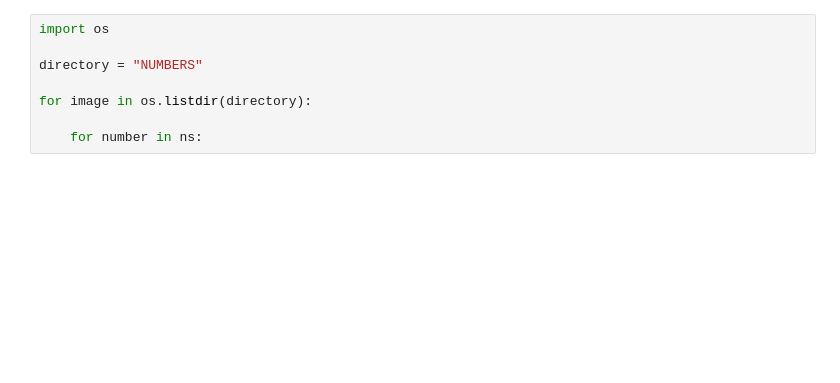
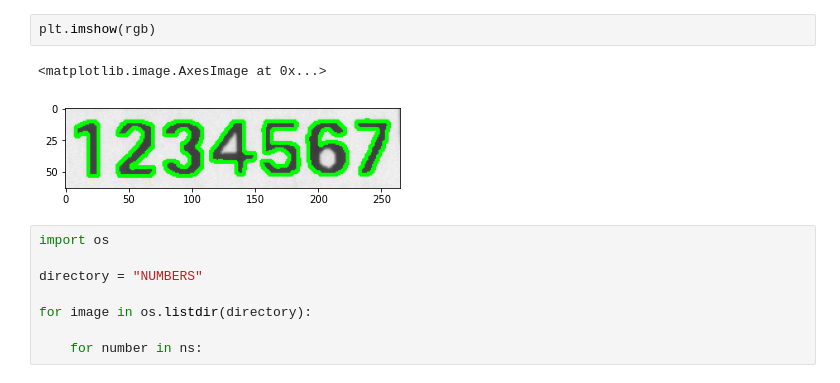
Before and after one commit to juliagartor/Project-Computer-Vision, a Jupyter notebook: new.ipynb, the cells around one changed output. Cells and saved outputs as stored; diff of their text form; blank space fills up the shorter version.

```diff
--- a/new.ipynb
+++ b/new.ipynb
@@ -35,3 +48,8 @@ plt.imshow(r)
+# %%
+plt.imshow(rgb)
+# %% [output]
+<matplotlib.image.AxesImage at 0x...>
+[figure, added]
 # %%
 import os
 
```
Also changed, not shown: parts of 5 cells of this notebook, 1 other file.
